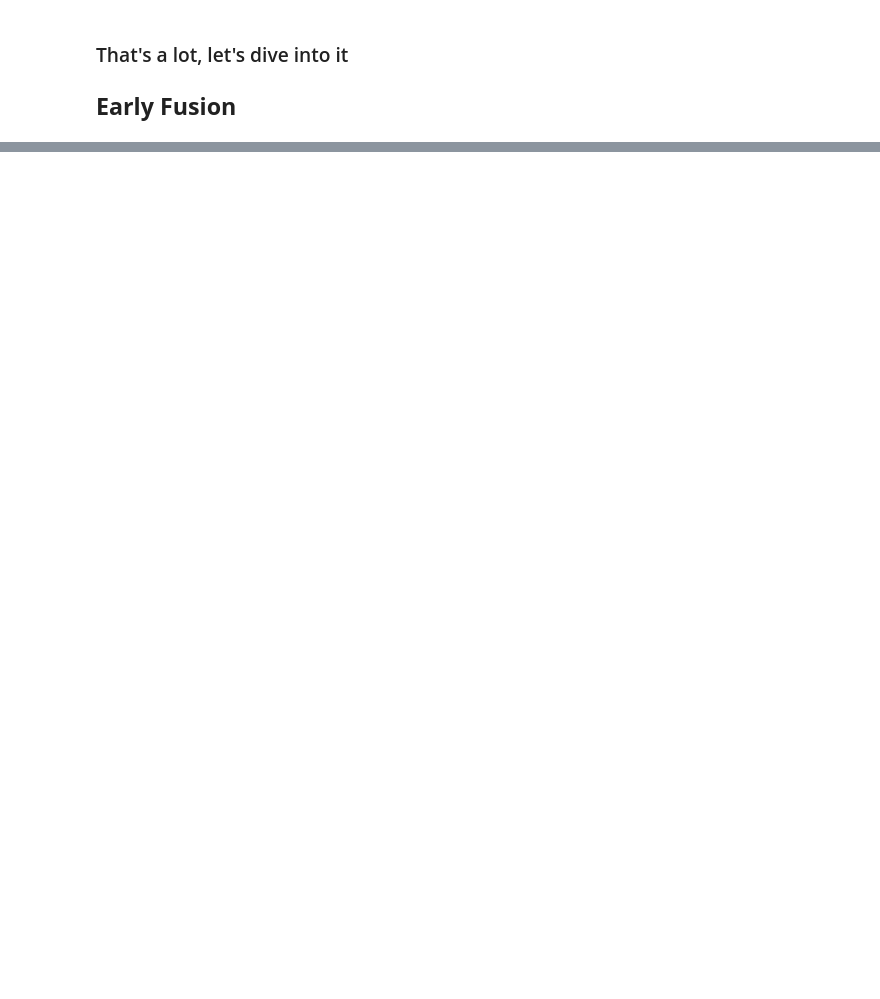
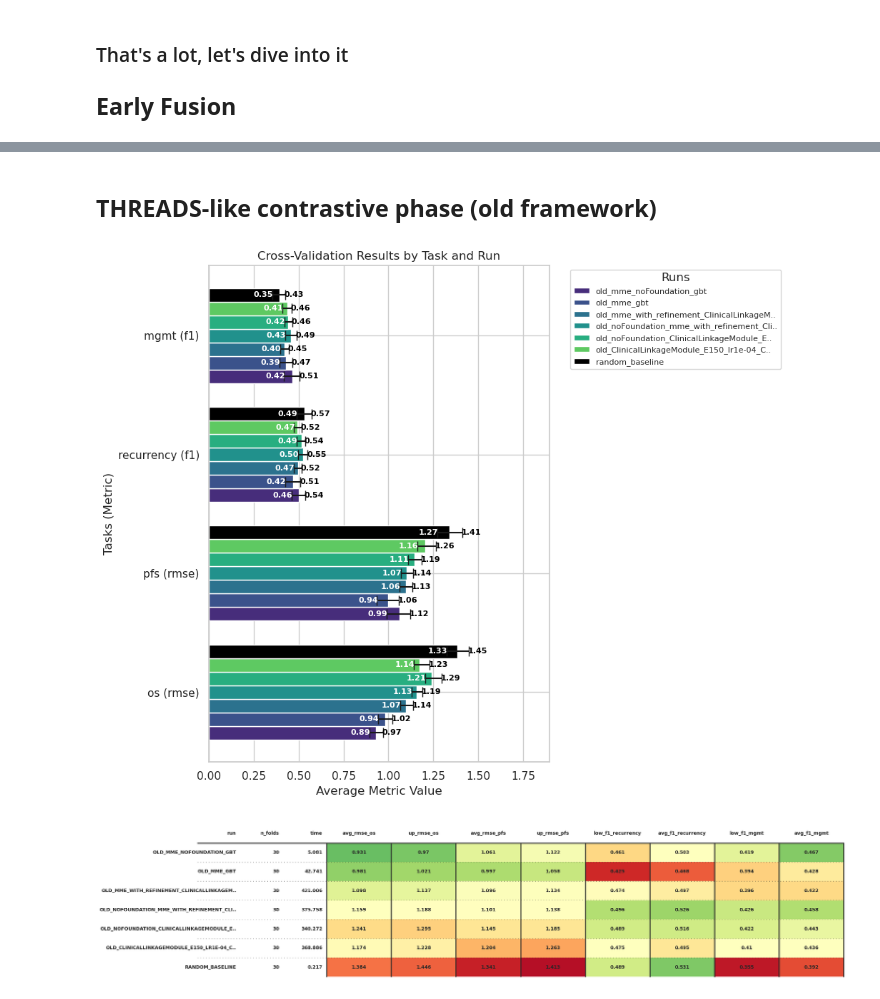
Before and after one commit to Tikings/gbm_hackathon, a Jupyter notebook: experiments/analyze_results.ipynb, the cells around one changed output, grey strips where cells are left out. Saved outputs shown, nothing was run; the diff lists cells and outputs as text; code cells hidden in the pictures; blank space fills up the shorter version.

Commit message:
Updated analysis notebook, created notebooks to make experiments with only Foundation models embeddings, improved plotting for cv, added a random baseline for clearer analysis of results

```diff
--- a/experiments/analyze_results.ipynb
+++ b/experiments/analyze_results.ipynb
@@ -45,0 +55,7 @@ Better results
+# %% [markdown]
+## **THREADS-like contrastive phase (old framework)**
+# %%
+plot_results_cv('../results/cv_results.csv', run_filter='old', clip_runs=True)
+# %% [output]
+[figure, added]
+[figure, added]
```
Also changed, not shown: parts of 8 cells of this notebook, 9 other files.
